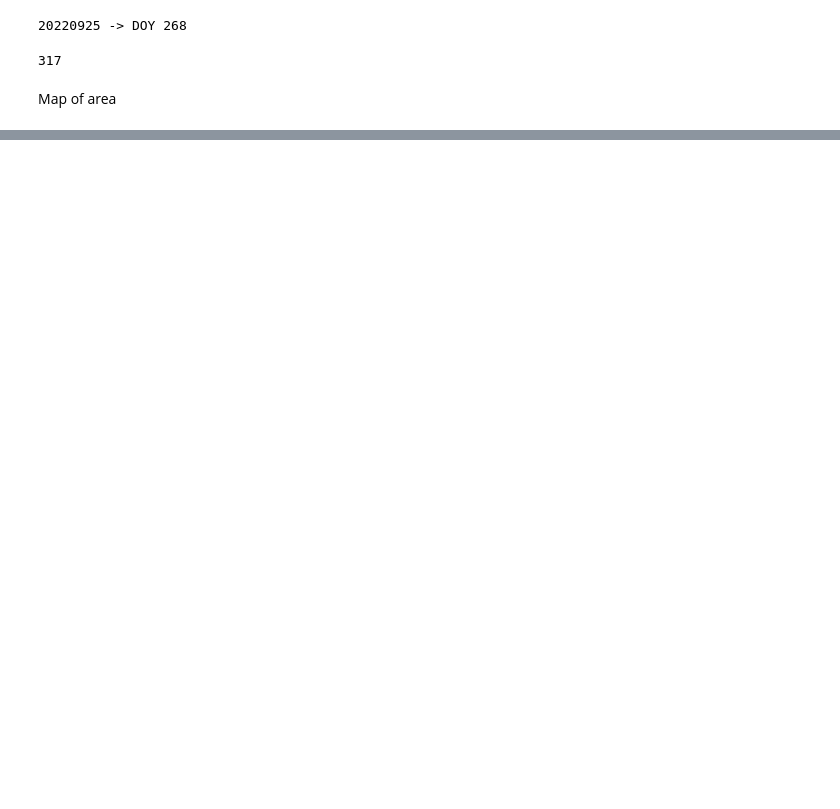
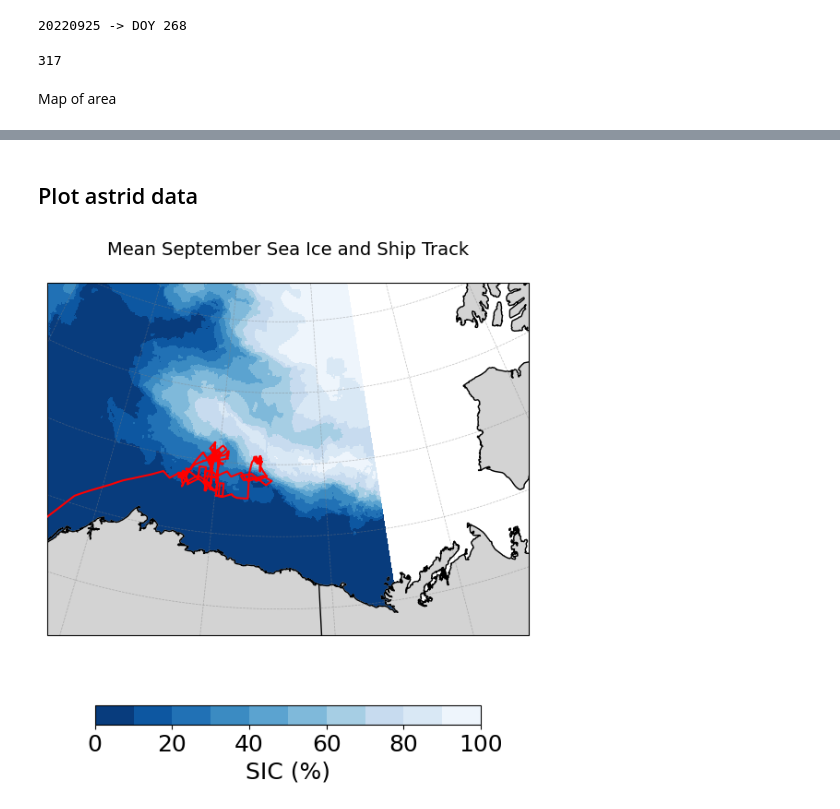
Before and after one commit to mjzahn/SASSIE_ECCO_salinity_stratification, a Jupyter notebook: notebooks/satellite_obs/Pelto_ice_map.ipynb, the cells around one changed output, grey strips where cells are left out. Drawn from its saved outputs; the diff is of its cells as text; code cells hidden in the pictures; blank space fills up the shorter version.

```diff
--- a/notebooks/satellite_obs/Pelto_ice_map.ipynb
+++ b/notebooks/satellite_obs/Pelto_ice_map.ipynb
@@ -155,0 +159,52 @@ plt.show()
+# %% [markdown]
+## Plot astrid data
+# %%
+# --- Load .mat file ---
+mat = sio.loadmat('/home/jpluser/efs-mount-point/mzahn/satellite_data/AstridIceProduct.mat')
+# %%
+plt.rcParams['font.size'] = 18
+
+# Extract variables
+ice_lat = mat['ice_lat_grid']
+ice_lon = mat['ice_lon_grid']
+mean_ice = mat['meanSeptIce']
+lat_ship = mat['lat_ship'].squeeze()
+lon_ship = mat['lon_ship'].squeeze()
+
+# --- Create map ---
+fig, ax = plt.subplots(subplot_kw={'projection': ccrs.NorthPolarStereo(central_longitude=-144)}, figsize=(9, 7))
+
+# Match extent and style to your Beaufort Sea figure
+ax.set_extent([-161, -126, 67.5, 77.5], crs=ccrs.PlateCarree())
+
+# --- Plot mean September ice ---
+pcm = ax.contourf(
+    ice_lon, ice_lat, mean_ice,
+    transform=ccrs.PlateCarree(),
+    cmap='Blues_r',
+    levels=10
+)
+
+# Overlay ship track points
+ax.plot(
+    lon_ship, lat_ship,
+    color='r',
+    transform=ccrs.PlateCarree(),
+    zorder=3
+)
+
+# Add map features
+ax.add_feature(cfeature.LAND, color='lightgray', zorder=1)
+ax.add_feature(cfeature.COASTLINE.with_scale('10m'))
+ax.add_feature(cfeature.BORDERS.with_scale('10m'))
+gl = ax.gridlines(draw_labels=False, linewidth=0.5, color='gray',
+                  alpha=0.5, linestyle='--', ylocs=[67, 69, 71, 73, 75, 77, 79])
+
+# Add colorbar and title
+plt.colorbar(pcm, ax=ax, orientation='horizontal', label='SIC (%)', pad=0.14, shrink=0.6)
+ax.set_title('Mean September Sea Ice and Ship Track\n', fontsize=14)
+
+plt.savefig('Ice_map_and_ship_track.png', dpi=300, bbox_inches='tight')
+plt.show()
+# %% [output]
+[figure, added]
```
Also changed, not shown: parts of 6 cells of this notebook, 3 other files.
